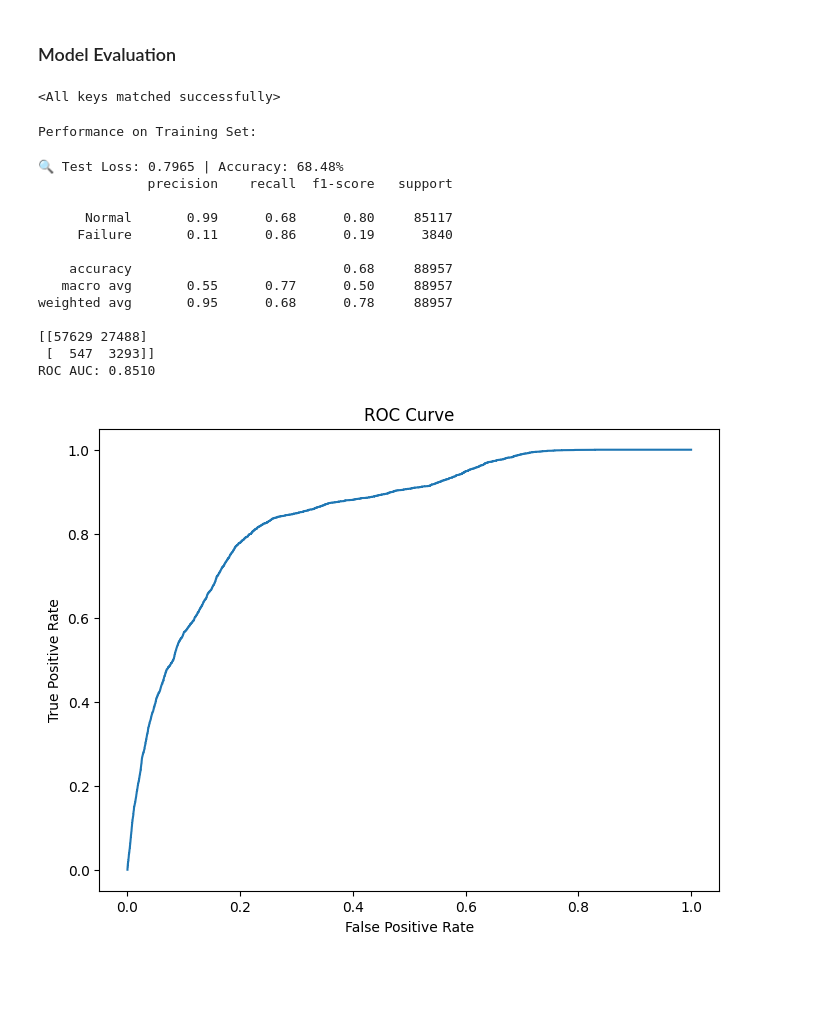
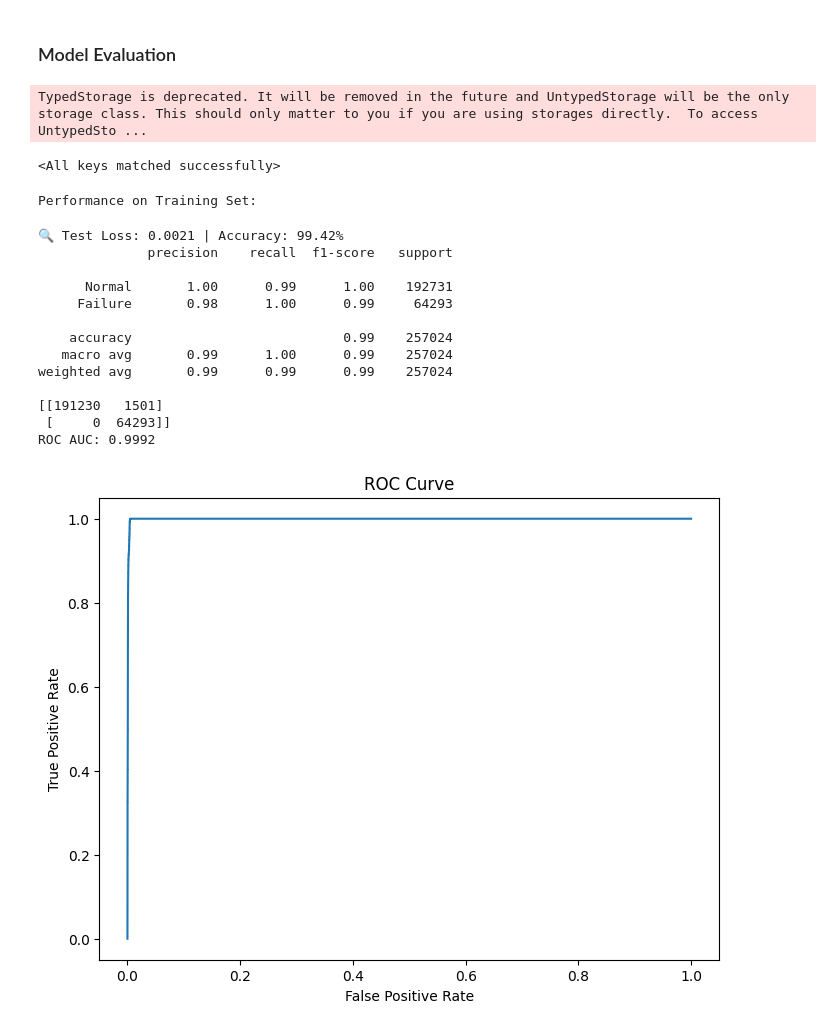
Before and after one commit to libao3128/predictive_maintenance, a Jupyter notebook: train_model_local.ipynb, the cells around one changed output. Saved outputs shown, nothing was run; the diff lists cells and outputs as text; code cells hidden in the pictures; blank space fills up the shorter version.

Commit message:
fine-tune hyper-parameter

```diff
--- a/train_model_local.ipynb
+++ b/train_model_local.ipynb
@@ -256,11 +266,32 @@ test_loader  = DataLoader(test_ds,  batch_size=batch_size, shuffle=False, num_wo
 # %% [markdown]
 ## Train Model
+# %%
+import torch.nn as nn
+import torch.nn.functional as F
+
+class FocalLoss(nn.Module):
+    def __init__(self, alpha=0.75, gamma=2.0, reduction='mean'):
+        super().__init__()
+        self.alpha = alpha
+        self.gamma = gamma
+        self.reduction = reduction
+    def forward(self, logits, targets):
+        # logits: (B,1) raw; targets: (B,1) {0,1}
+        bce = F.binary_cross_entropy_with_logits(logits, targets, reduction='none')
+        p = torch.sigmoid(logits).clamp(1e-6, 1-1e-6)
+        pt = p*targets + (1-p)*(1-targets)
+        w = self.alpha*targets + (1-self.alpha)*(1-targets)
+        loss = w * (1-pt).pow(self.gamma) * bce
+        return loss.mean() if self.reduction=='mean' else loss.sum()
+
+criterion = FocalLoss(alpha=0.75, gamma=2.0)
+# 如果改用 BCE：
+# criterion = nn.BCEWithLogitsLoss(pos_weight=torch.tensor([1.2], device=device))
 # %%
-model = CNNLSTMModel(num_features=len(extended_feature_cols), cnn_out_channels=48, lstm_hidden_size=96)
-optimizer = torch.optim.Adam(model.parameters(), lr=1e-3)
-
-# 建議先用較溫和的 pos_weight（例：5），再用驗證集掃描最佳值
-pos_weight_value = 2.0
-criterion = torch.nn.BCEWithLogitsLoss(pos_weight=torch.tensor([pos_weight_value], dtype=torch.float)).to('cuda')
+model = CNNLSTMModel(
+    num_features=len(extended_feature_cols),
+    cnn_out_channels=64,   # 32 → 64
+    lstm_hidden_size=128,  # 64 → 128
+    lstm_layers=2,         # 1 → 2
+    dropout=0.3
+)
-# %%
-model.load_state_dict(torch.load(r'model\0813_1935\epoch_50.pth', weights_only=True))
@@ -313,27 +361,27 @@ plt.legend()
 # %% [markdown]
 ### Model Evaluation
 # %%
-model.load_state_dict(torch.load(r'model\0813_1935\epoch_20.pth', weights_only=True))
+model.load_state_dict(torch.load(r'model\0814_0147\best_model.pth', weights_only=True))
 # %% [output]
-<All keys matched successfully>
+TypedStorage is deprecated. It will be removed in the future and UntypedStorage will be the only storage class. This should only matter to you if you are using storages directly.  To access UntypedSto ...
+<All keys matched successfully>
 # %%
 print("Performance on Training Set:")
-train_loader_eval = DataLoader(train_ds, batch_size=batch_size,  num_workers=6, pin_memory=True)
-evaluate_model(model, train_loader_eval, best_threshold=0.5, criterion=criterion)
+evaluate_model(model, train_loader, best_threshold=0.5, criterion=criterion)
 # %% [output]
 Performance on Training Set:
-🔍 Test Loss: 0.7965 | Accuracy: 68.48%
+🔍 Test Loss: 0.0021 | Accuracy: 99.42%
               precision    recall  f1-score   support
 
-      Normal       0.99      0.68      0.80     85117
-     Failure       0.11      0.86      0.19      3840
+      Normal       1.00      0.99      1.00    192731
+     Failure       0.98      1.00      0.99     64293
 
-    accuracy                           0.68     88957
-   macro avg       0.55      0.77      0.50     88957
-weighted avg       0.95      0.68      0.78     88957
+    accuracy                           0.99    257024
+   macro avg       0.99      1.00      0.99    257024
+weighted avg       0.99      0.99      0.99    257024
 
-[[57629 27488]
- [  547  3293]]
-ROC AUC: 0.8510
+[[191230   1501]
+ [     0  64293]]
+ROC AUC: 0.9992
-[figure, old version]
+[figure, new version]
 # %%
```
Also changed, not shown: parts of 29 cells of this notebook, 5 other files.
